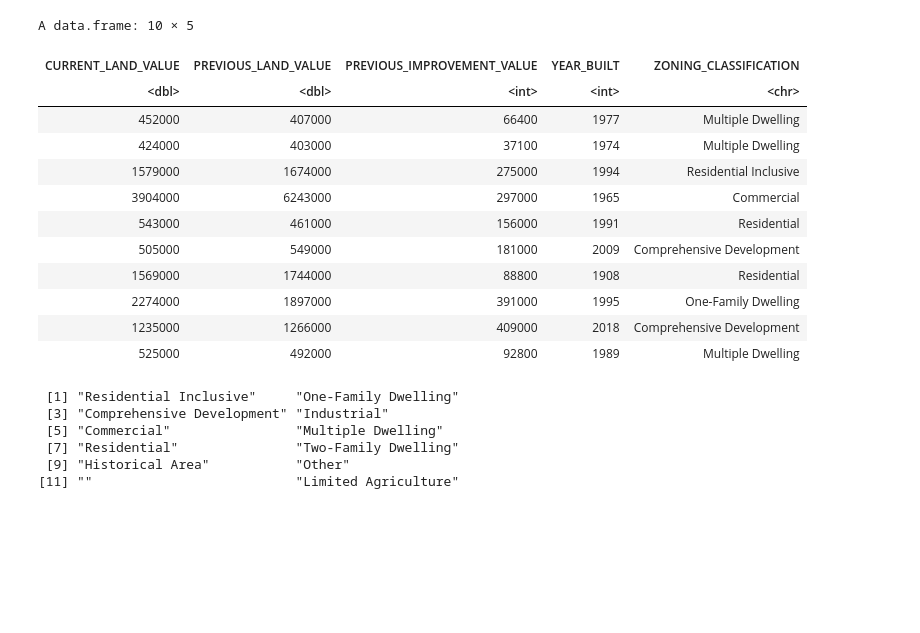
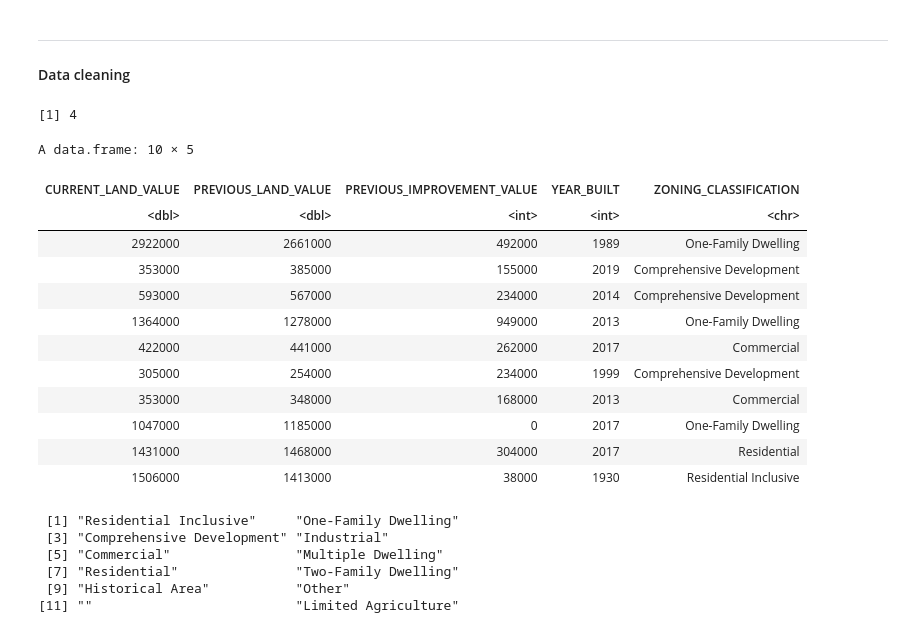
Before and after one commit to drrnaxl/STAT-306-Project, a Jupyter notebook: STAT_306_with_zoning.ipynb, the cells around one changed output. Saved outputs shown, nothing was run; the diff lists cells and outputs as text; code cells hidden in the pictures; blank space fills up the shorter version.

```diff
--- a/STAT_306_with_zoning.ipynb
+++ b/STAT_306_with_zoning.ipynb
@@ -9,36 +29,42 @@ library(broom)
+# %% [markdown]
+--------------------------
+#### Data cleaning
 # %%
 property <- read.csv(
   file = "./data/sample_data.csv"
 ) |>
   subset(select = c(CURRENT_LAND_VALUE,
     PREVIOUS_LAND_VALUE,
     PREVIOUS_IMPROVEMENT_VALUE,
     YEAR_BUILT, ZONING_CLASSIFICATION
   )) |>
   na.omit()
 
-  property2 <- subset(property,
+property2 <- subset(property,
   is.finite(CURRENT_LAND_VALUE) & CURRENT_LAND_VALUE > 0 &
   is.finite(PREVIOUS_LAND_VALUE) & PREVIOUS_LAND_VALUE > 0 &
   is.finite(PREVIOUS_IMPROVEMENT_VALUE) & PREVIOUS_IMPROVEMENT_VALUE > 0 &
   is.finite(YEAR_BUILT)
 )
 
-sample_n(property, 10)
+
+nrow(property) - nrow(property2) ## we check how many rows were dropped
+sample_n(property, 10) ## looking at our data
 # %% [output]
-A data.frame: 10 × 5
+[1] 4
+A data.frame: 10 × 5
 | CURRENT_LAND_VALUE | PREVIOUS_LAND_VALUE | PREVIOUS_IMPROVEMENT_VALUE | YEAR_BUILT | ZONING_CLASSIFICATION |
 | <dbl> | <dbl> | <int> | <int> | <chr> |
-| 452000 | 407000 | 66400 | 1977 | Multiple Dwelling |
-| 424000 | 403000 | 37100 | 1974 | Multiple Dwelling |
-| 1579000 | 1674000 | 275000 | 1994 | Residential Inclusive |
-| 3904000 | 6243000 | 297000 | 1965 | Commercial |
-| 543000 | 461000 | 156000 | 1991 | Residential |
-| 505000 | 549000 | 181000 | 2009 | Comprehensive Development |
-| 1569000 | 1744000 | 88800 | 1908 | Residential |
-| 2274000 | 1897000 | 391000 | 1995 | One-Family Dwelling |
-| 1235000 | 1266000 | 409000 | 2018 | Comprehensive Development |
-| 525000 | 492000 | 92800 | 1989 | Multiple Dwelling |
+| 2922000 | 2661000 | 492000 | 1989 | One-Family Dwelling |
+| 353000 | 385000 | 155000 | 2019 | Comprehensive Development |
+| 593000 | 567000 | 234000 | 2014 | Comprehensive Development |
+| 1364000 | 1278000 | 949000 | 2013 | One-Family Dwelling |
+| 422000 | 441000 | 262000 | 2017 | Commercial |
+| 305000 | 254000 | 234000 | 1999 | Comprehensive Development |
+| 353000 | 348000 | 168000 | 2013 | Commercial |
+| 1047000 | 1185000 | 0 | 2017 | One-Family Dwelling |
+| 1431000 | 1468000 | 304000 | 2017 | Residential |
+| 1506000 | 1413000 | 38000 | 1930 | Residential Inclusive |
 # %%
 # See how many variables in ZONING CLASSIFICATION
 
```
Also changed, not shown: parts of 10 cells of this notebook, 1 other file.
